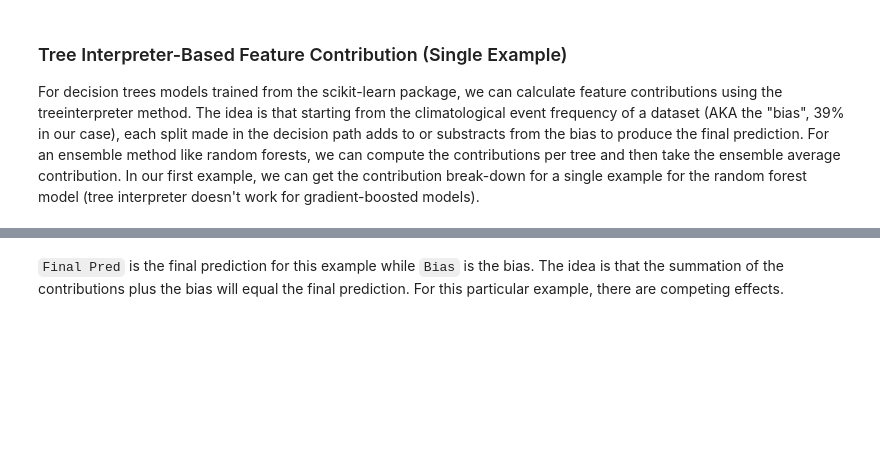
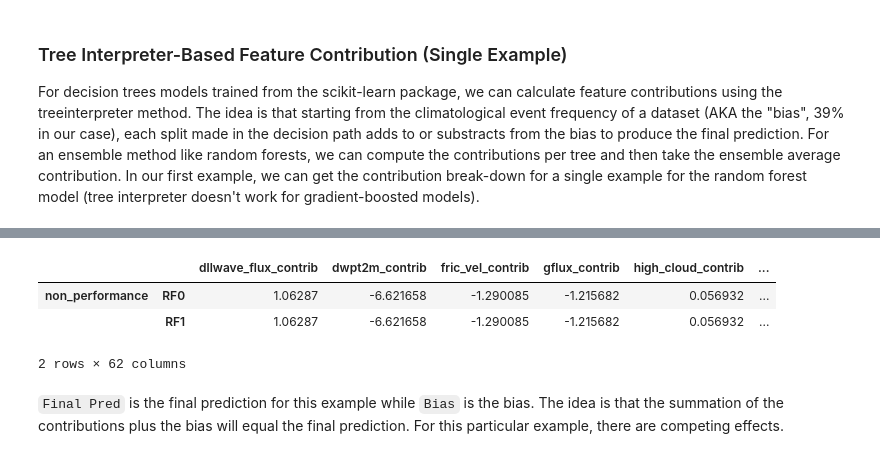
Before and after one commit to monte-flora/scikit-explain, a Jupyter notebook: tutorial_notebooks/feature_contributions.ipynb, the cells around one changed output, grey strips where cells are left out. Saved outputs shown, nothing was run; the diff lists cells and outputs as text; code cells hidden in the pictures; blank space fills up the shorter version.

```diff
--- a/tutorial_notebooks/feature_contributions.ipynb
+++ b/tutorial_notebooks/feature_contributions.ipynb
@@ -38,3 +66,12 @@ OrderedDict([('Random Forest', RandomForestClassifier(min_samples_leaf=5, n_esti
+# %%
+myInterpreter = mintpy.InterpretToolkit()
+df = myInterpreter.load_results(fnames=[f'test_dframe_RF0.pkl', f'test_dframe_RF1.pkl'], dtype='dataframe' )
+myInterpreter.contrib_ds
+# %% [output]
+|  |  | dllwave_flux_contrib | dwpt2m_contrib | fric_vel_contrib | gflux_contrib | high_cloud_contrib | ... |
+| non_performance | RF0 | 1.06287 | -6.621658 | -1.290085 | -1.215682 | 0.056932 | ... |
+|  | RF1 | 1.06287 | -6.621658 | -1.290085 | -1.215682 | 0.056932 | ... |
+2 rows × 62 columns
 # %% [markdown]
 `Final Pred` is the final prediction for this example while `Bias` is the bias. The idea is that the summation of the contributions plus the bias will equal the final prediction. For this particular example, there are competing effects.
 # %% [markdown]
```
Also changed, not shown: parts of 12 cells of this notebook, 5 other files.
